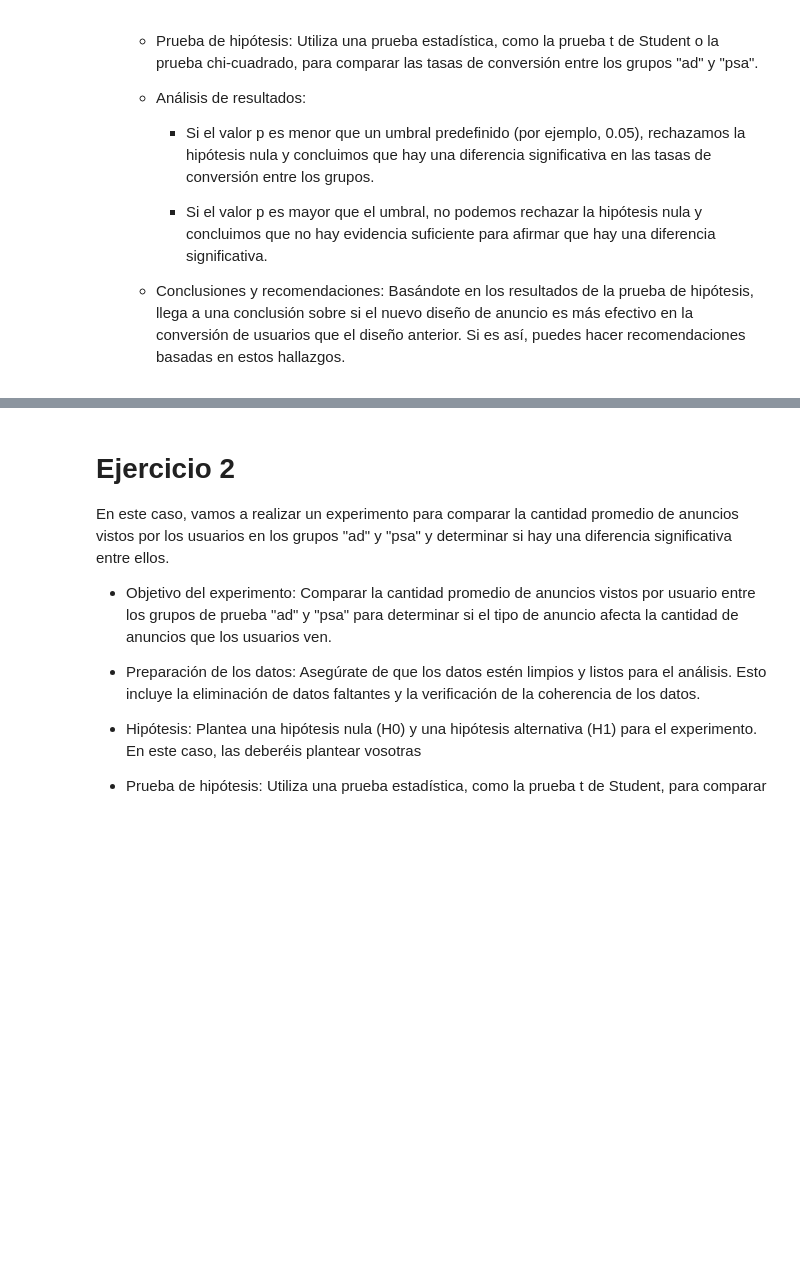
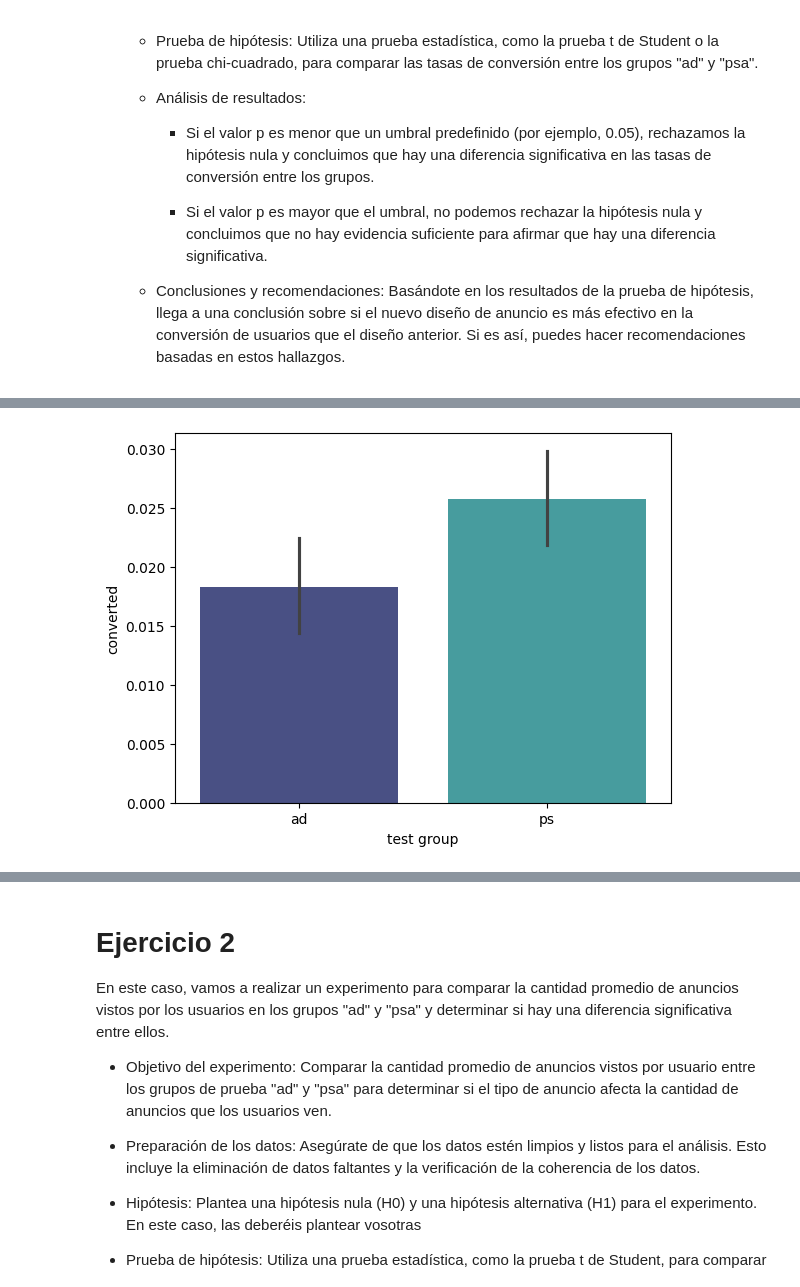
Before and after one commit to Aniitaa7/pairprogramming-mod-3-ANA_YOLANDA, a Jupyter notebook: 4-testing-pairprogramming-mod-3-ANA_YOLANDA.ipynb, the cells around one changed output, grey strips where cells are left out. Cells and saved outputs as stored; diff of their text form; code cells hidden in the pictures; blank space fills up the shorter version.

```diff
--- a/4-testing-pairprogramming-mod-3-ANA_YOLANDA.ipynb
+++ b/4-testing-pairprogramming-mod-3-ANA_YOLANDA.ipynb
@@ -102,0 +127,5 @@ df_t.tail()
+# %%
+# antes de hacer la prueba estadística vemos si visualmente vemos diferencias entre los grupos
+sns.barplot(x="test group", y="converted", data=df_t,  palette = "mako");
+# %% [output]
+[figure, added]
```
Also changed, not shown: parts of 11 cells of this notebook.
